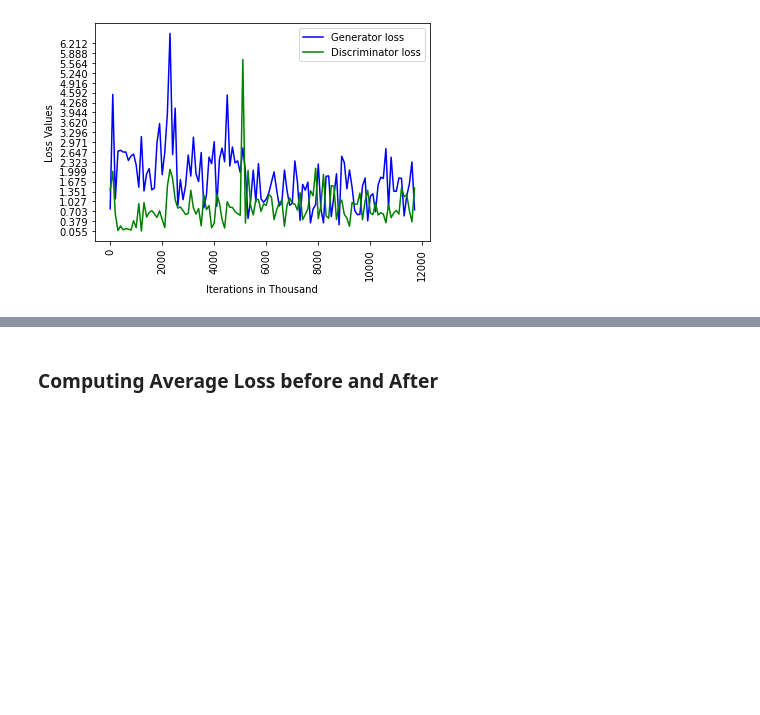
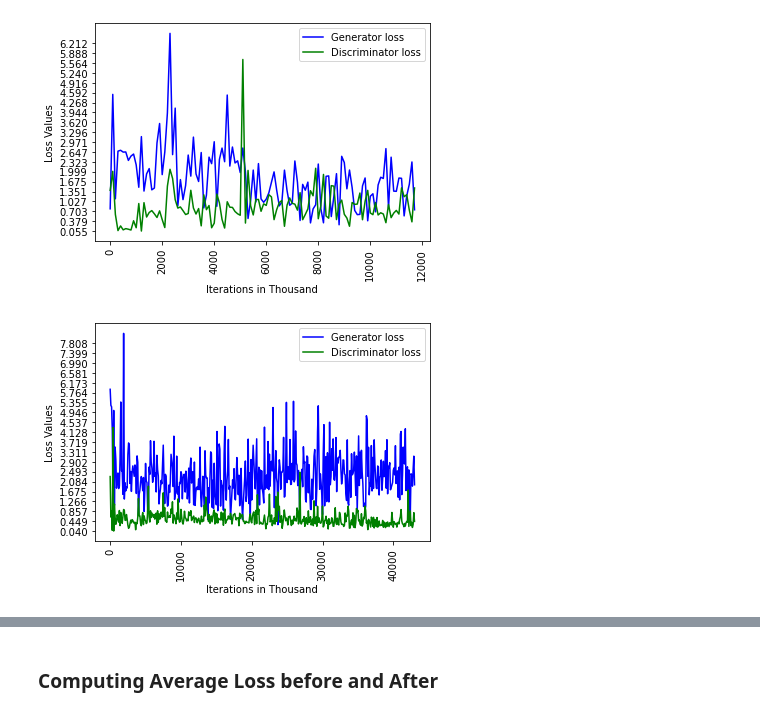
Before and after one commit to joex3999/SemanticStyleGAN, a Jupyter notebook: notebooks/Extract_FIDS.ipynb, the cells around one changed output, grey strips where cells are left out. Saved outputs shown, nothing was run; the diff lists cells and outputs as text; code cells hidden in the pictures; blank space fills up the shorter version.

```diff
--- a/notebooks/Extract_FIDS.ipynb
+++ b/notebooks/Extract_FIDS.ipynb
@@ -106,0 +115,6 @@ extract_fids([load_location],save_location)
+# %%
+
+load_location = "/usrhomes/g013/SemanticStyleGAN/log_files/IDD_v2/SSG85691.linse18_output.out"
+save_location = "/usrhomes/g013/SemanticStyleGAN/fids/fids_IDD_v2.json"
+
+extract_fids([load_location],save_location)
@@ -203,3 +219,8 @@ load_location = "/usrhomes/g013/SemanticStyleGAN/log_files/SSG_v3.10/SSG78935.li
 get_losses(load_location,difference=False)
 # %% [output]
 [figure]
+# %%
+load_location = "/usrhomes/g013/SemanticStyleGAN/log_files/IDD/SSG85499.linse2_output.out"
+get_losses(load_location,difference=False)
+# %% [output]
+[figure, added]
```
Also changed, not shown: parts of 3 cells of this notebook, 12 other files.
